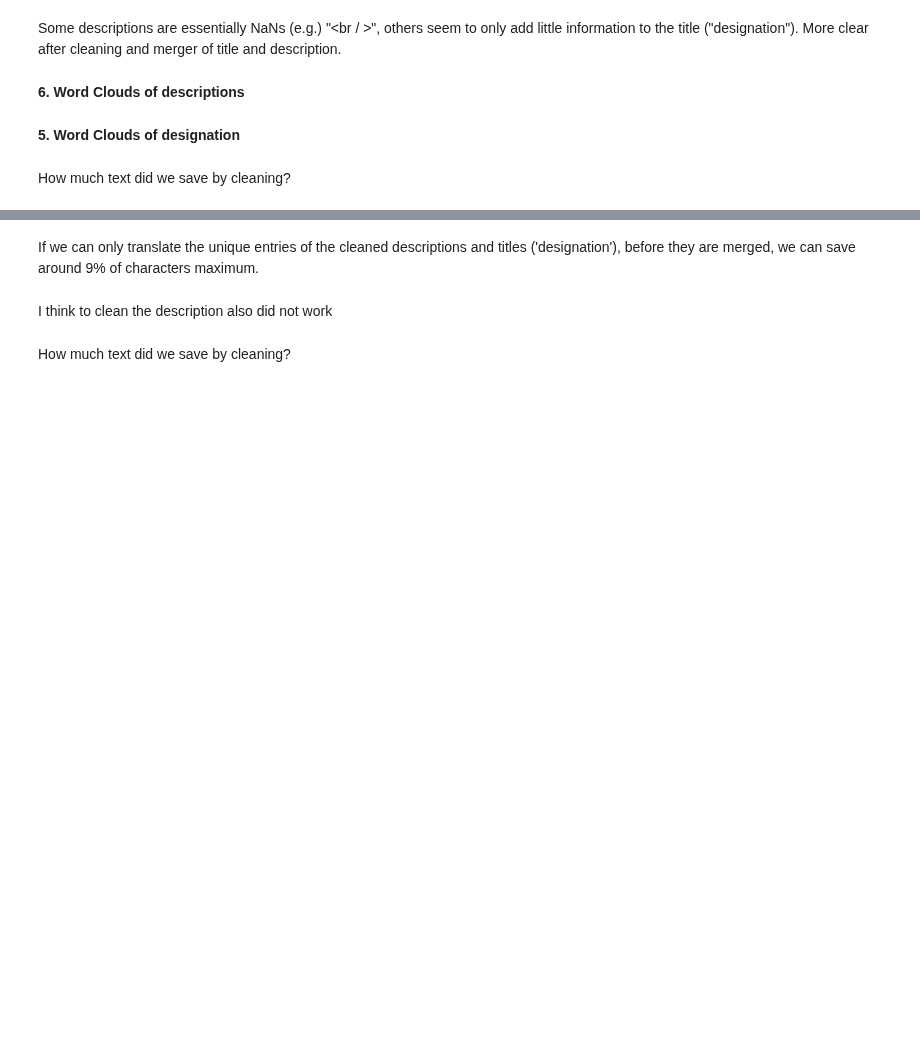
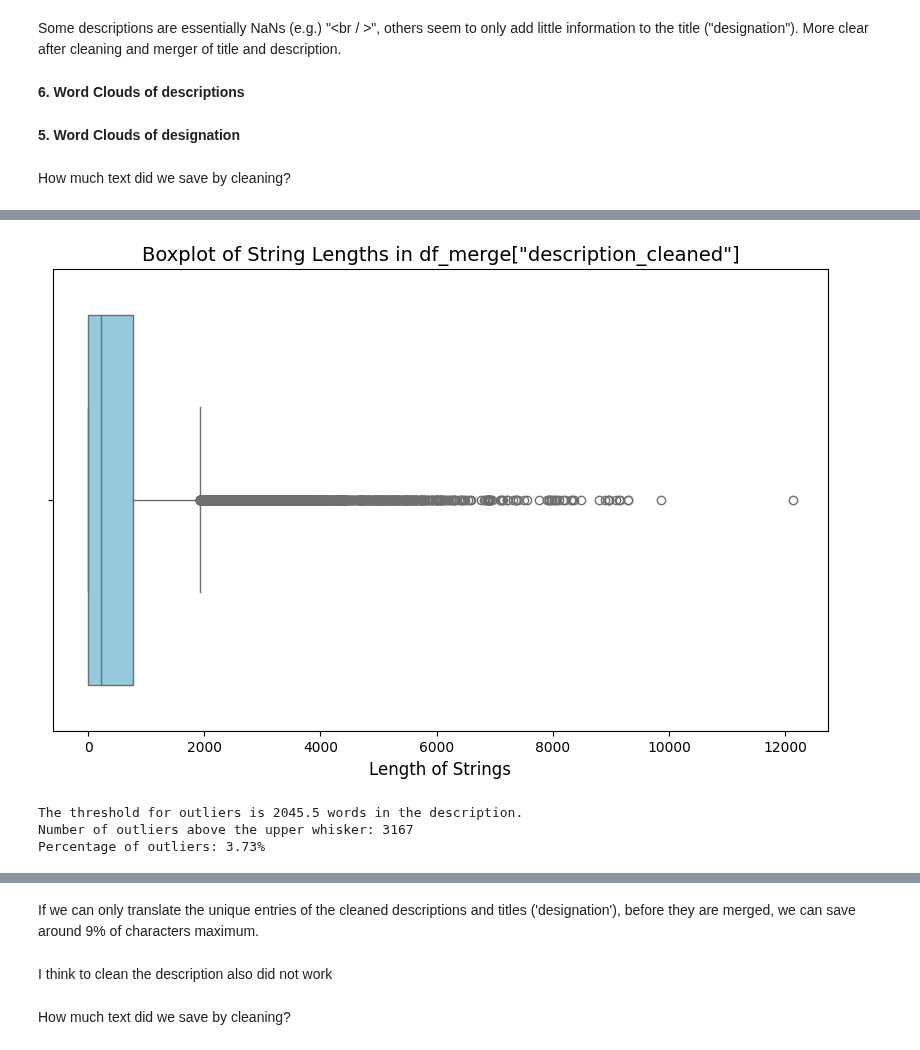
Before and after one commit to Wilsbert12/Data_Science_Classification_of_Rakuten_Challenge_Multimodal_Soft_Vote, a Jupyter notebook: Rakuten_eCommerce_Products.ipynb, the cells around one changed output, grey strips where cells are left out. Drawn from its saved outputs; the diff is of its cells as text; code cells hidden in the pictures; blank space fills up the shorter version.

```diff
--- a/Rakuten_eCommerce_Products.ipynb
+++ b/Rakuten_eCommerce_Products.ipynb
@@ -969,0 +1142,39 @@ How much text did we save by cleaning?
+# %%
+import seaborn as sns
+import matplotlib.pyplot as plt
+
+# Calculate the length of strings in df_merge['text_merged']
+text_lengths = df_merge['description_cleaned'].str.len()
+
+# Create a boxplot
+plt.figure(figsize=(10, 6))
+sns.boxplot(x=text_lengths, color='skyblue')
+
+# Add labels and title
+plt.title('Boxplot of String Lengths in df_merge["description_cleaned"]', fontsize=14)
+plt.xlabel('Length of Strings', fontsize=12)
+
+# Show the plot
+plt.show()
+# %% [output]
+[figure, added]
+# %%
+# Calculate the IQR (Interquartile Range)
+Q1 = text_lengths.quantile(0.25)  # First quartile (25th percentile)
+Q3 = text_lengths.quantile(0.75)  # Third quartile (75th percentile)
+IQR = Q3 - Q1  # Interquartile range
+
+# Calculate the upper whisker threshold
+upper_whisker = Q3 + 1.5 * IQR
+
+# Count the number of outliers above the upper whisker
+outliers_above = df[text_lengths > upper_whisker]
+outlier_count = len(outliers_above)
+
+print(f"The threshold for outliers is {upper_whisker} words in the description.")
+print(f"Number of outliers above the upper whisker: {outlier_count}")
+print(f"Percentage of outliers: {outlier_count / len(df) * 100:.2f}%")
+# %% [output]
+The threshold for outliers is 2045.5 words in the description.
+Number of outliers above the upper whisker: 3167
+Percentage of outliers: 3.73%
```
Also changed, not shown: parts of 32 cells of this notebook, 2 other files.
